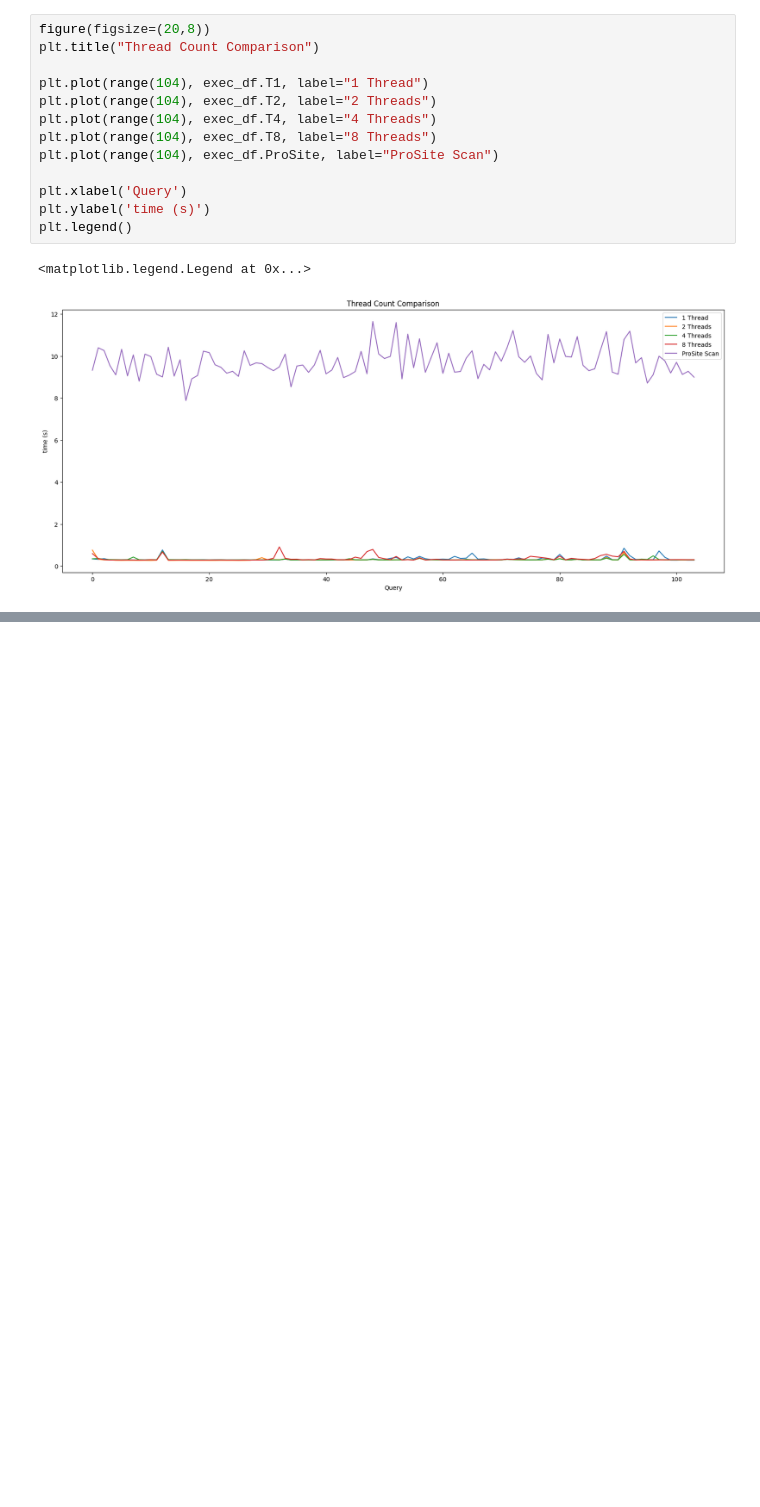
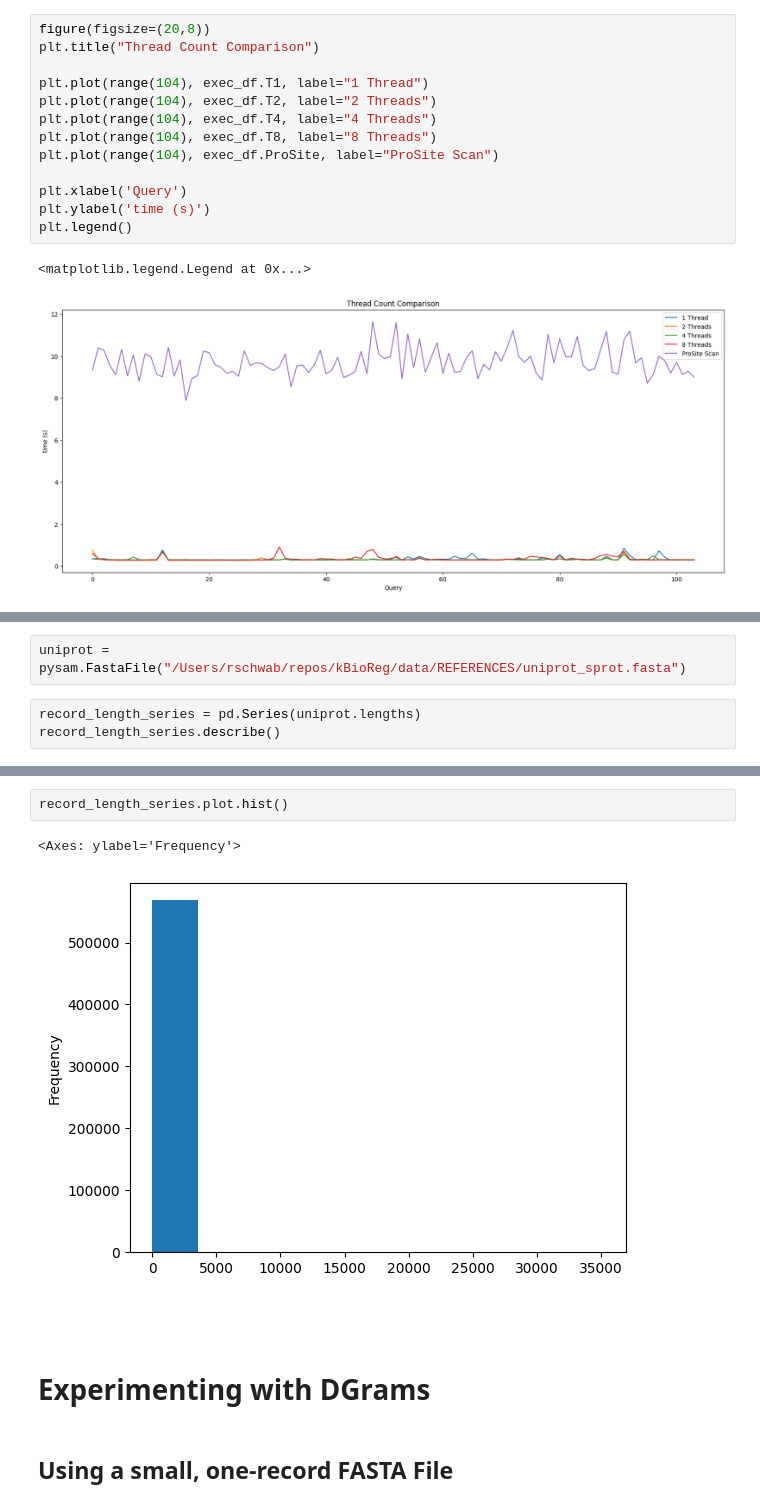
Before and after one commit to remyschwab/TetRex, a Jupyter notebook: utils/visualization_eval.ipynb, the cells around one changed output, grey strips where cells are left out. Drawn from its saved outputs; the diff is of its cells as text; blank space fills up the shorter version.

Commit message:
First dgram implementation and analysis

```diff
--- a/utils/visualization_eval.ipynb
+++ b/utils/visualization_eval.ipynb
@@ -61,0 +61,5 @@ plt.legend()
+# %%
+uniprot = pysam.FastaFile("/Users/rschwab/repos/kBioReg/data/REFERENCES/uniprot_sprot.fasta")
+# %%
+record_length_series = pd.Series(uniprot.lengths)
+record_length_series.describe()
@@ -61,0 +76,11 @@ plt.legend()
+# %%
+record_length_series.plot.hist()
+# %% [output]
+<Axes: ylabel='Frequency'>
+[figure, added]
+# %% [markdown]
+#
+# %% [markdown]
+# Experimenting with DGrams
+# %% [markdown]
+## Using a small, one-record FASTA File
```
Also changed, not shown: parts of 11 cells of this notebook, 7 other files.
